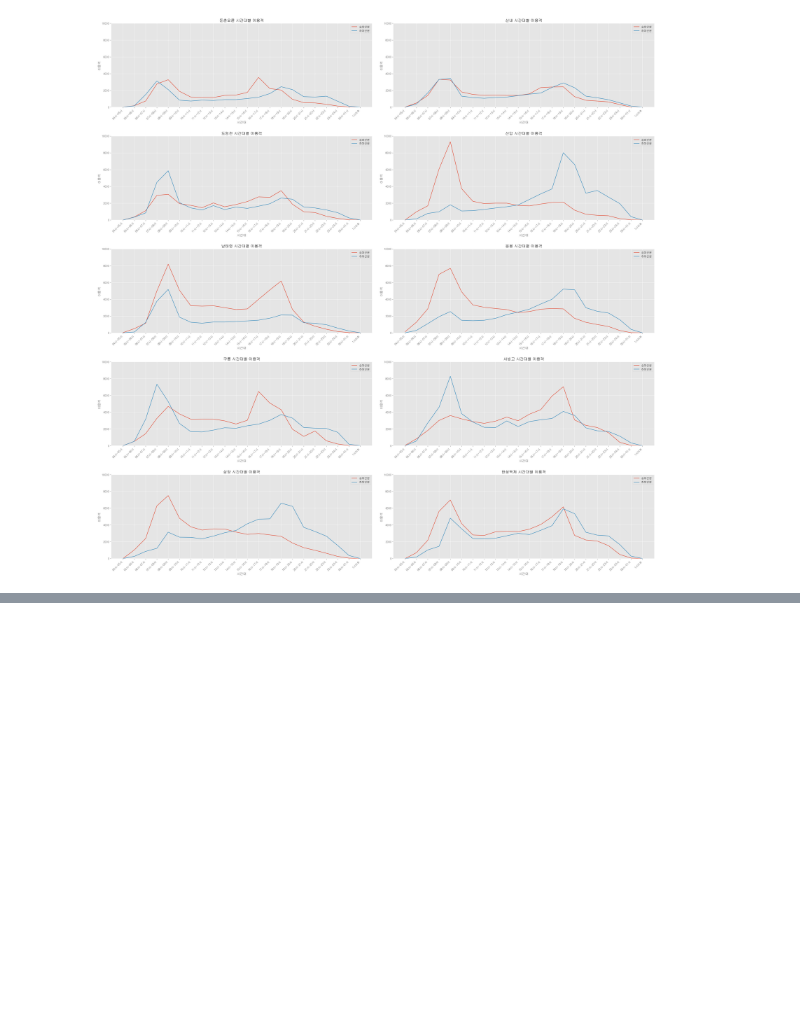
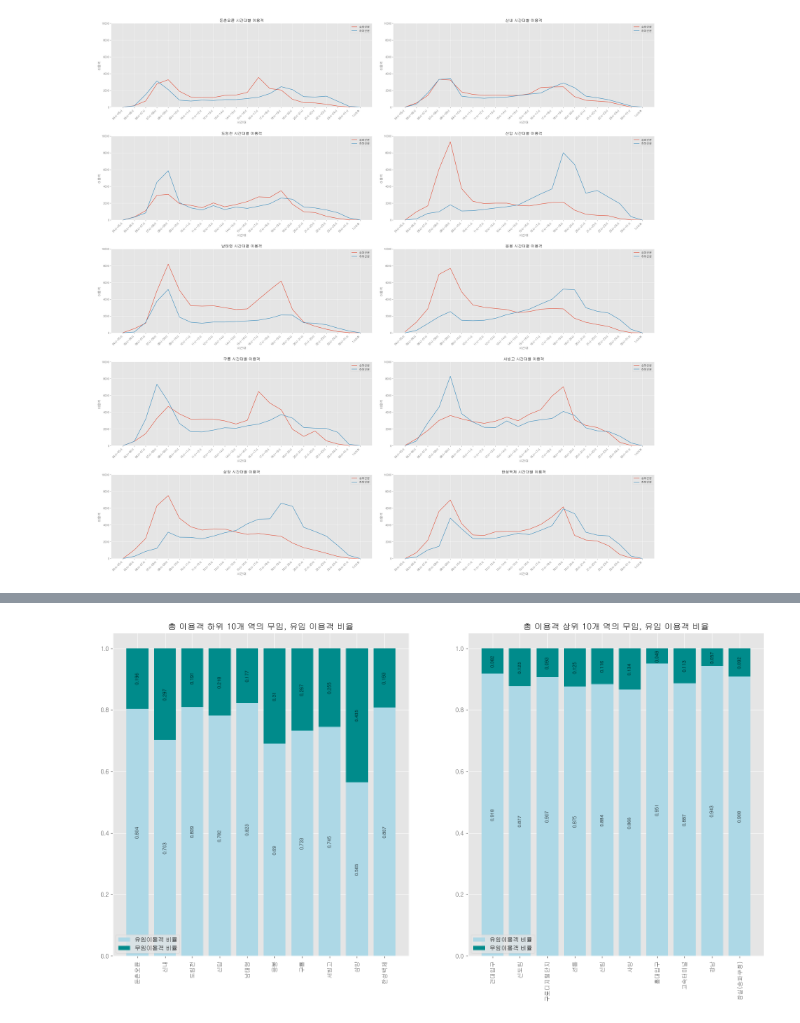
Before and after one commit to HyunJW/Subway_Analystic, a Jupyter notebook: 지하철 이용현황.ipynb, the cells around one changed output, grey strips where cells are left out. Drawn from its saved outputs; the diff is of its cells as text; code cells hidden in the pictures; blank space fills up the shorter version.

```diff
--- a/지하철 이용현황.ipynb
+++ b/지하철 이용현황.ipynb
@@ -1385,3 +1346,18 @@ plt.show()
+# %%
+# 출/퇴근시간대 승/하차 컬럼추가
+df_trans_lower['출근시간대 승차'] = df_trans_lower[['07시-08시 승차인원', '08시-09시 승차인원', '09시-10시 승차인원']].sum(axis=1)
+df_trans_lower['출근시간대 하차'] = df_trans_lower[['07시-08시 하차인원', '08시-09시 하차인원', '09시-10시 하차인원']].sum(axis=1)
+
+df_trans_lower['퇴근시간대 승차'] = df_trans_lower[['17시-18시 승차인원', '18시-19시 승차인원', '19시-20시 승차인원']].sum(axis=1)
+df_trans_lower['퇴근시간대 하차'] = df_trans_lower[['17시-18시 하차인원', '18시-19시 하차인원', '19시-20시 하차인원']].sum(axis=1)
+
+# 유임이용객, 무임이용객 수 컬럼 추가
+df_trans_lower['유임이용객'] = df_trans_lower['유임승차인원'] + df_trans_lower['유임하차인원']
+df_trans_lower['무임이용객'] = df_trans_lower['무임승차인원'] + df_trans_lower['무임하차인원']
 # %%
-# 환승역이면 젊은 층이 많이 살까?
-#
+# 필요한 컬럼만 추출
+df_trans_fares = pd.concat([df_trans_lower[['지하철역', '환승가능여부']], df_trans_lower[df_trans_lower.columns[-6:]]], axis=1)
+# %%
+df_trans_fares['총 이용객'] = df_trans_fares['유임이용객'] + df_trans_fares['무임이용객']
+df_trans_fares['유임이용객 비율']=round(df_trans_fares['유임이용객']/df_trans_fares['총 이용객'],3)
+df_trans_fares['무임이용객 비율']=round(df_trans_fares['무임이용객']/df_trans_fares['총 이용객'],3)
@@ -1387,0 +1378,24 @@ plt.show()
+# %%
+fig = plt.figure(figsize=(20,10))
+
+ax1 = fig.add_subplot(1,2,1)
+bar1=ax1.bar(df_trans_fares.head(10)['지하철역'],df_trans_fares.head(10)['유임이용객 비율'], color='lightblue')
+bar2=ax1.bar(df_trans_fares.head(10)['지하철역'],df_trans_fares.head(10)['무임이용객 비율'],bottom=df_trans_fares.head(10)['유임이용객 비율'], color='darkcyan')
+plt.title("총 이용객 하위 10개 역의 무임, 유임 이용객 비율")
+plt.xticks(df_trans_fares.head(10)['지하철역'], rotation=90)
+plt.bar_label(bar1,size=8,label_type='center', rotation=90)
+plt.bar_label(bar2,size=8,label_type='center', rotation=90)
+plt.legend(handles=(bar1,bar2), labels=('유임이용객 비율','무임이용객 비율'), loc='lower left')
+
+ax2 = fig.add_subplot(1,2,2)
+bar1=ax2.bar(df_trans_fares.tail(10)['지하철역'],df_trans_fares.tail(10)['유임이용객 비율'], color='lightblue')
+bar2=ax2.bar(df_trans_fares.tail(10)['지하철역'],df_trans_fares.tail(10)['무임이용객 비율'],bottom=df_trans_fares.tail(10)['유임이용객 비율'], color='darkcyan')
+plt.title("총 이용객 상위 10개 역의 무임, 유임 이용객 비율")
+plt.xticks(df_trans_fares.tail(10)['지하철역'], rotation=90)
+plt.bar_label(bar1,size=8,label_type='center', rotation=90)
+plt.bar_label(bar2,size=8,label_type='center', rotation=90)
+plt.legend(handles=(bar1,bar2), labels=('유임이용객 비율','무임이용객 비율'), loc='lower left')
+
+plt.show()
+# %% [output]
+[figure, added]
```
Also changed, not shown: parts of 28 cells of this notebook.
